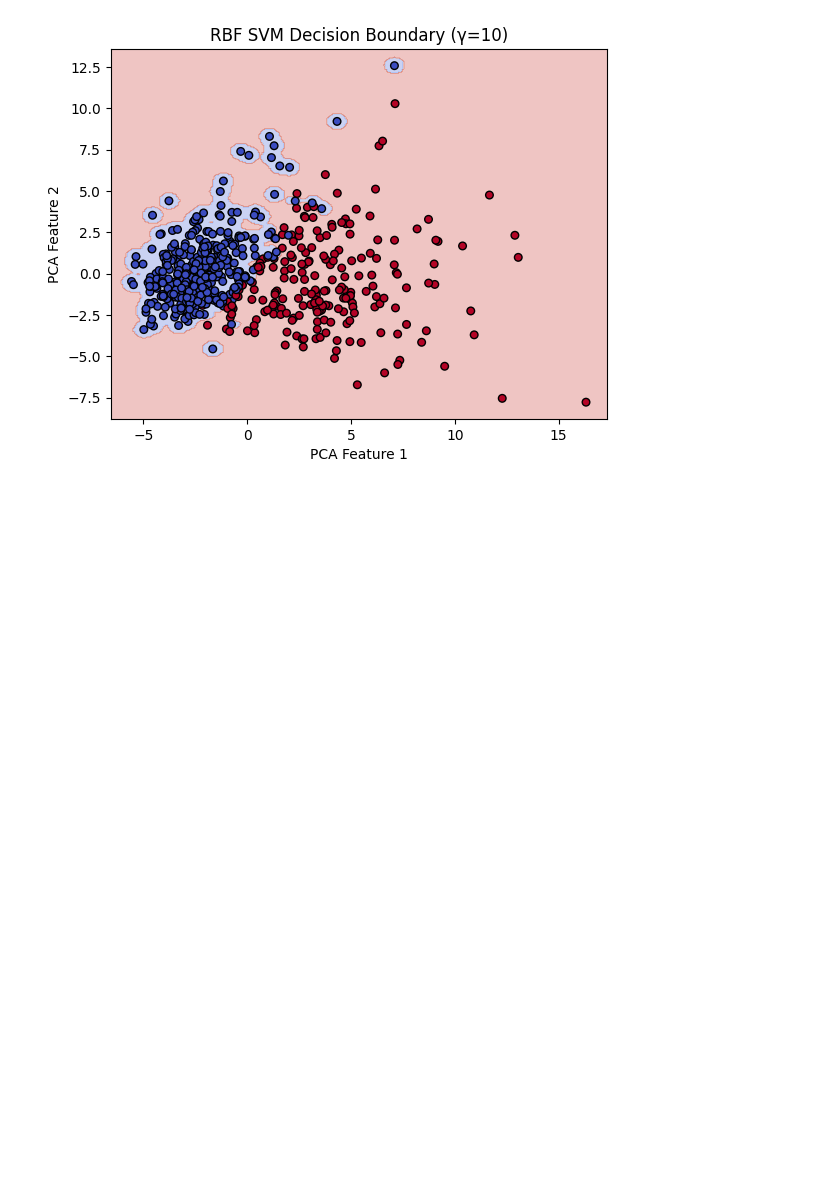
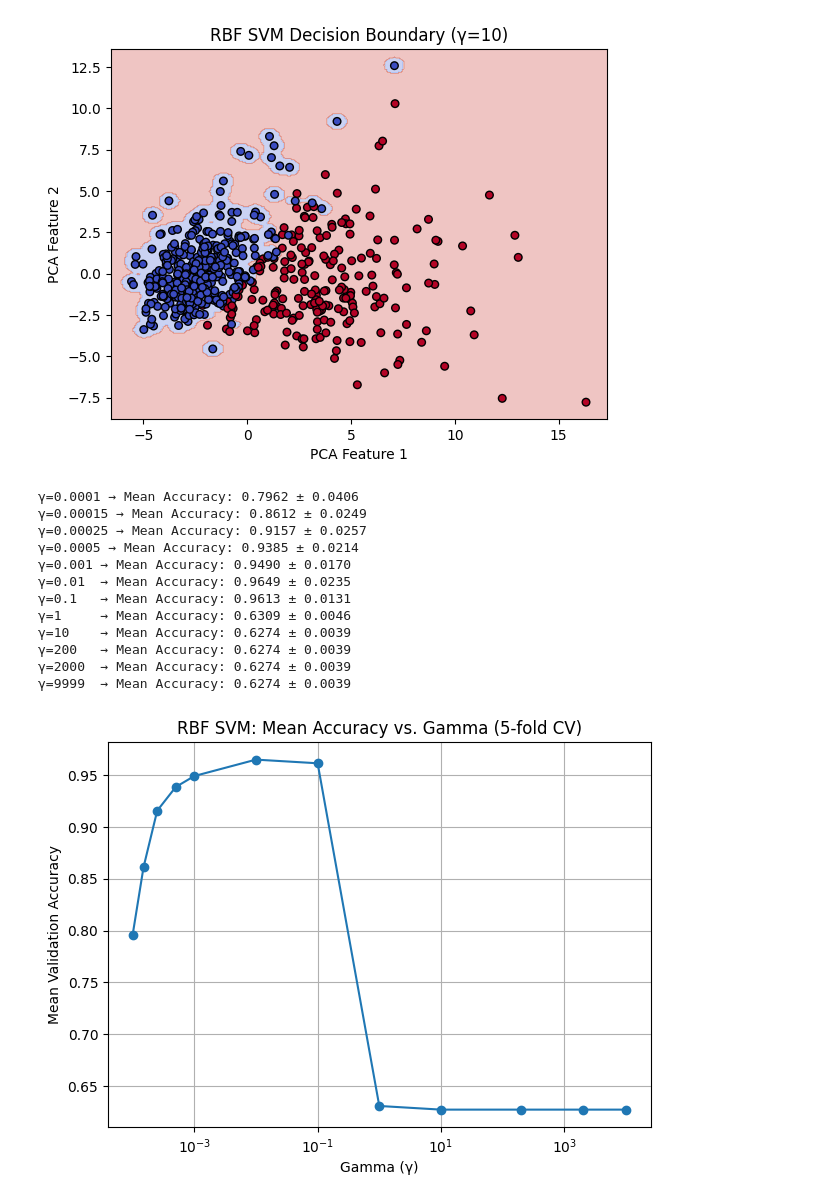
Before and after one commit to MustafaKess/IDATG2208-ML-assignment-2, a Jupyter notebook: exercise 3/Q3.ipynb, the cells around one changed output. Cells and saved outputs as stored; diff of their text form; code cells hidden in the pictures; blank space fills up the shorter version.

```diff
--- a/exercise 3/Q3.ipynb
+++ b/exercise 3/Q3.ipynb
@@ -253,3 +303,48 @@ for gamma in [0.001, 0.01, 0.1, 1, 10]:
 [figure]
 [figure]
 [figure]
+# %%
+from sklearn.model_selection import StratifiedKFold
+from sklearn.metrics import accuracy_score
+
+kf = StratifiedKFold(n_splits=5, shuffle=True, random_state=42)
+
+gamma_values = [0.0001, 0.00015, 0.00025, 0.0005, 0.001, 0.01, 0.1, 1, 10, 200, 2000, 9999]
+mean_acc = []
+
+for gamma in gamma_values:
+    fold_acc = []
+    for train_idx, val_idx in kf.split(X_std, y):
+        X_tr, X_val = X_std[train_idx], X_std[val_idx]
+        y_tr, y_val = y.values[train_idx], y.values[val_idx]
+
+        clf = SVC(kernel="rbf", gamma=gamma, random_state=42)
+        clf.fit(X_tr, y_tr)
+        fold_acc.append(accuracy_score(y_val, clf.predict(X_val)))
+
+    mean_acc.append(np.mean(fold_acc))
+    print(f"γ={gamma:<5} → Mean Accuracy: {np.mean(fold_acc):.4f} ± {np.std(fold_acc):.4f}")
+
+# Plot mean accuracy vs gamma
+plt.figure(figsize=(7,5))
+plt.plot(gamma_values, mean_acc, marker='o')
+plt.xscale('log')
+plt.xlabel('Gamma (γ)')
+plt.ylabel('Mean Validation Accuracy')
+plt.title('RBF SVM: Mean Accuracy vs. Gamma (5-fold CV)')
+plt.grid(True)
+plt.show()
+# %% [output]
+γ=0.0001 → Mean Accuracy: 0.7962 ± 0.0406
+γ=0.00015 → Mean Accuracy: 0.8612 ± 0.0249
+γ=0.00025 → Mean Accuracy: 0.9157 ± 0.0257
+γ=0.0005 → Mean Accuracy: 0.9385 ± 0.0214
+γ=0.001 → Mean Accuracy: 0.9490 ± 0.0170
+γ=0.01  → Mean Accuracy: 0.9649 ± 0.0235
+γ=0.1   → Mean Accuracy: 0.9613 ± 0.0131
+γ=1     → Mean Accuracy: 0.6309 ± 0.0046
+γ=10    → Mean Accuracy: 0.6274 ± 0.0039
+γ=200   → Mean Accuracy: 0.6274 ± 0.0039
+γ=2000  → Mean Accuracy: 0.6274 ± 0.0039
+γ=9999  → Mean Accuracy: 0.6274 ± 0.0039
+[figure, added]
```
Also changed, not shown: parts of 3 cells of this notebook.
